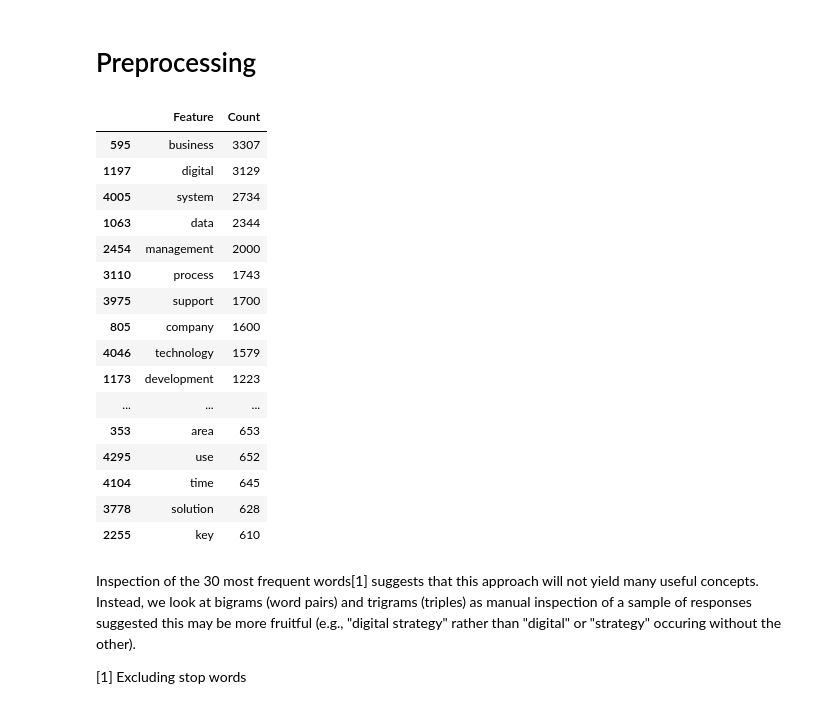
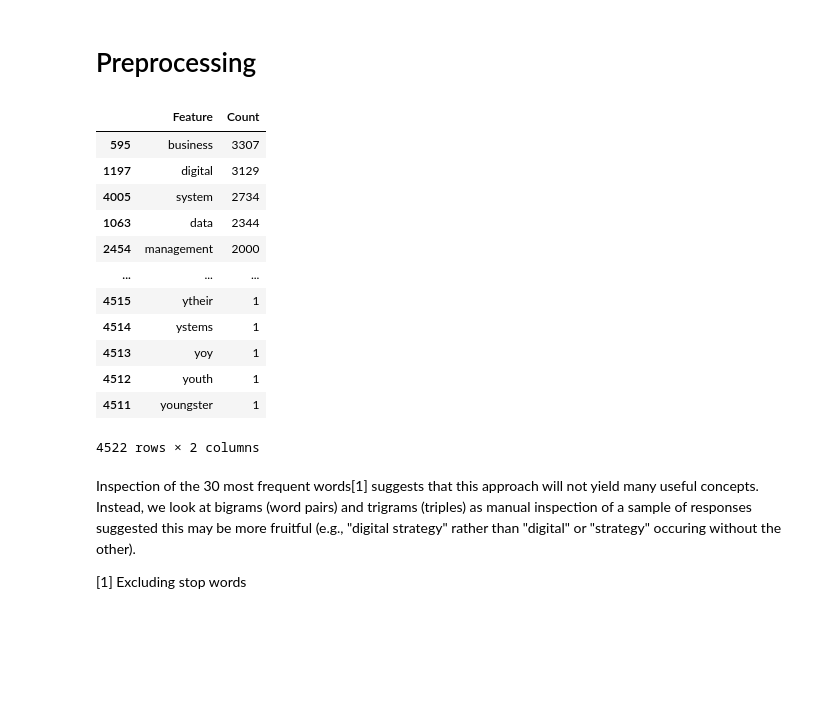
Before and after one commit to roughhawkbit/digi-inno-road-prod, a Jupyter notebook: analysis/6_BERT_approach.ipynb, the cells around one changed output. Cells and saved outputs as stored; diff of their text form; code cells hidden in the pictures; blank space fills up the shorter version.

```diff
--- a/analysis/6_BERT_approach.ipynb
+++ b/analysis/6_BERT_approach.ipynb
@@ -107,25 +166,21 @@ features_df = pd.DataFrame({
     "Count": transform_array.sum(axis=0).getA1()
 })
 # %%
-features_df.sort_values('Count', ascending=False)[:30]
+features_df.sort_values('Count', ascending=False)
 # %% [output]
 |  | Feature | Count |
 | 595 | business | 3307 |
 | 1197 | digital | 3129 |
 | 4005 | system | 2734 |
 | 1063 | data | 2344 |
 | 2454 | management | 2000 |
-| 3110 | process | 1743 |
-| 3975 | support | 1700 |
-| 805 | company | 1600 |
-| 4046 | technology | 1579 |
-| 1173 | development | 1223 |
 | ... | ... | ... |
-| 353 | area | 653 |
-| 4295 | use | 652 |
-| 4104 | time | 645 |
-| 3778 | solution | 628 |
-| 2255 | key | 610 |
+| 4515 | ytheir | 1 |
+| 4514 | ystems | 1 |
+| 4513 | yoy | 1 |
+| 4512 | youth | 1 |
+| 4511 | youngster | 1 |
+4522 rows × 2 columns
 # %% [markdown]
 Inspection of the 30 most frequent words[1] suggests that this approach will not yield many useful concepts. Instead, we look at bigrams (word pairs) and trigrams (triples) as manual inspection of a sample of responses suggested this may be more fruitful (e.g., "digital strategy" rather than "digital" or "strategy" occuring without the other).
 
```
Also changed, not shown: parts of 5 cells of this notebook.
